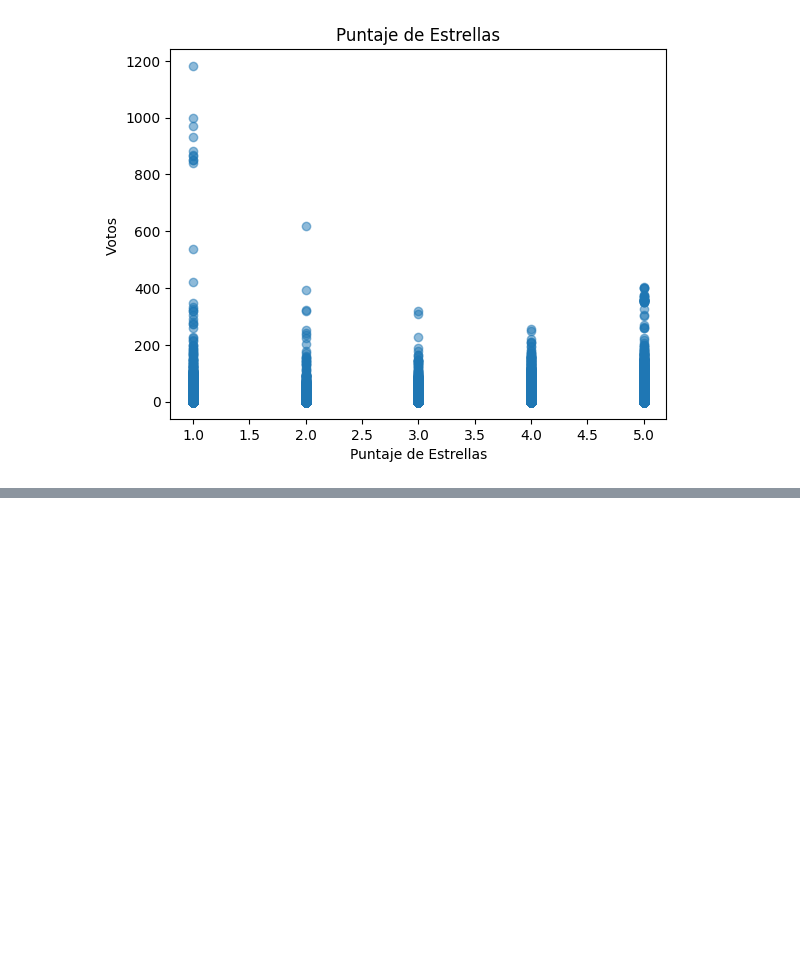
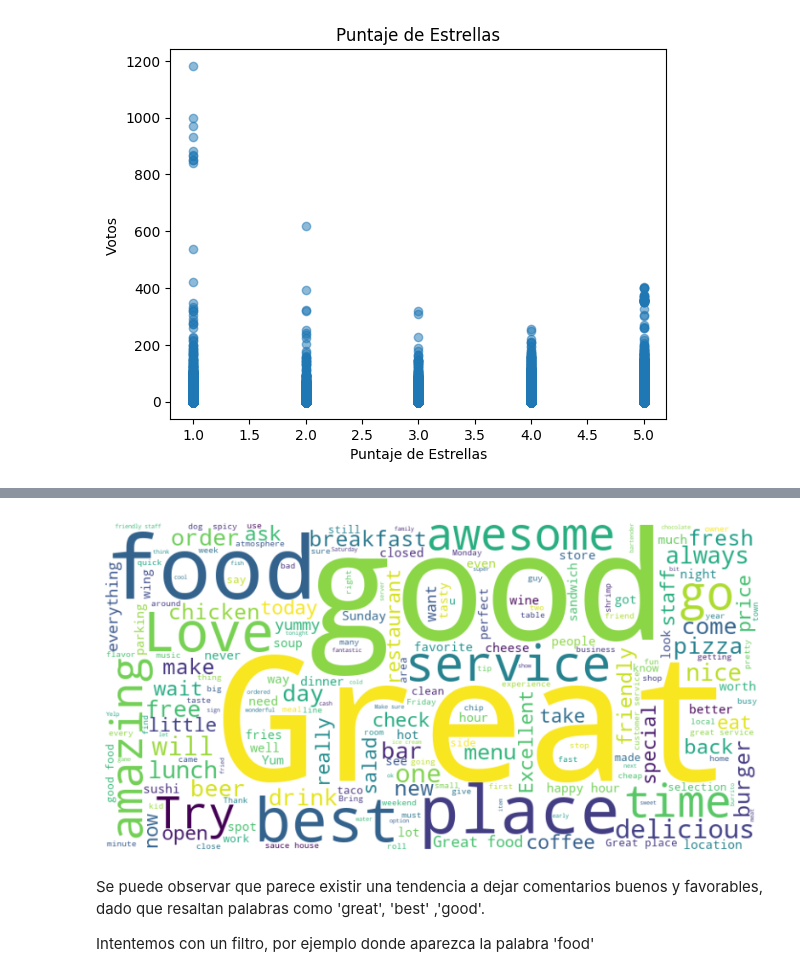
Before and after one commit to OscarMoralesMejia/Sistema-Recomendaciones-USA, a Jupyter notebook: EDA/eda_yelp.ipynb, the cells around one changed output, grey strips where cells are left out. Saved outputs shown, nothing was run; the diff lists cells and outputs as text; code cells hidden in the pictures; blank space fills up the shorter version.

Commit message:
eda yelp2

```diff
--- a/EDA/eda_yelp.ipynb
+++ b/EDA/eda_yelp.ipynb
@@ -168,0 +161,11 @@ En este gráfico queda en evidencia que al ver estrellas con valor bajo, hay mas
+# %%
+data = []
+
+# Leer el archivo JSON Lines
+with jsonlines.open(r'D:\Denise_Estudio\henry\Proyecto final\data\Yelp\tip.json') as reader:
+    for obj in reader:
+        data.append(obj)
+
+# Convertir la lista de objetos JSON en un DataFrame
+df_tips = pd.DataFrame(data)
+df_tips
@@ -168,0 +218,18 @@ En este gráfico queda en evidencia que al ver estrellas con valor bajo, hay mas
+# %%
+muestra_tip = df_tips.head(10000)
+# %%
+
+text = " ".join(review for review in muestra_tip.text)
+
+wordcloud = WordCloud(width=800, height=400, background_color='white').generate(text)
+
+plt.figure(figsize=(10, 5))
+plt.imshow(wordcloud, interpolation='bilinear')
+plt.axis('off')
+plt.show()
+# %% [output]
+[figure, added]
+# %% [markdown]
+Se puede observar que parece existir una tendencia a dejar comentarios buenos y favorables, dado que resaltan palabras como 'great', 'best' ,'good'.
+
+Intentemos con un filtro, por ejemplo donde aparezca la palabra 'food'
```
Also changed, not shown: parts of 36 cells of this notebook.
